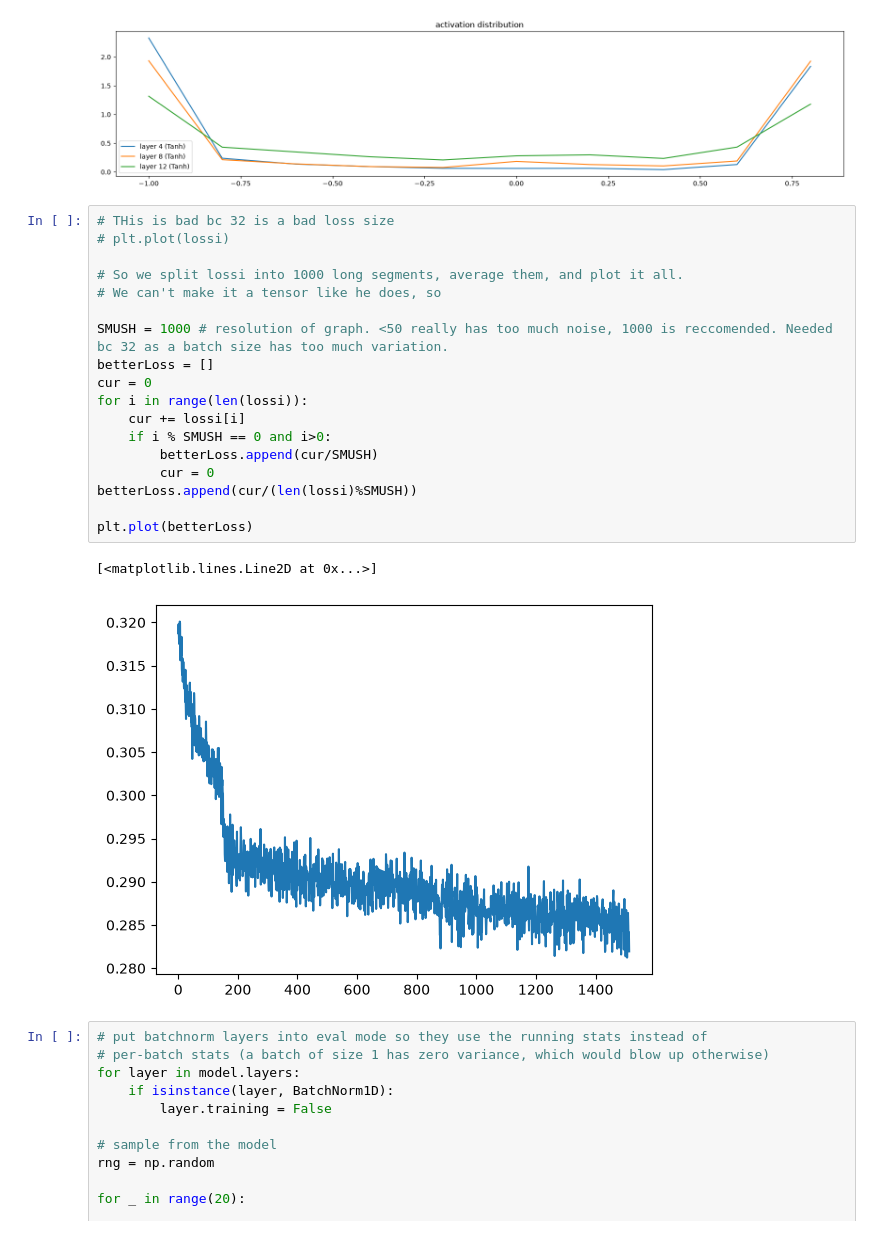
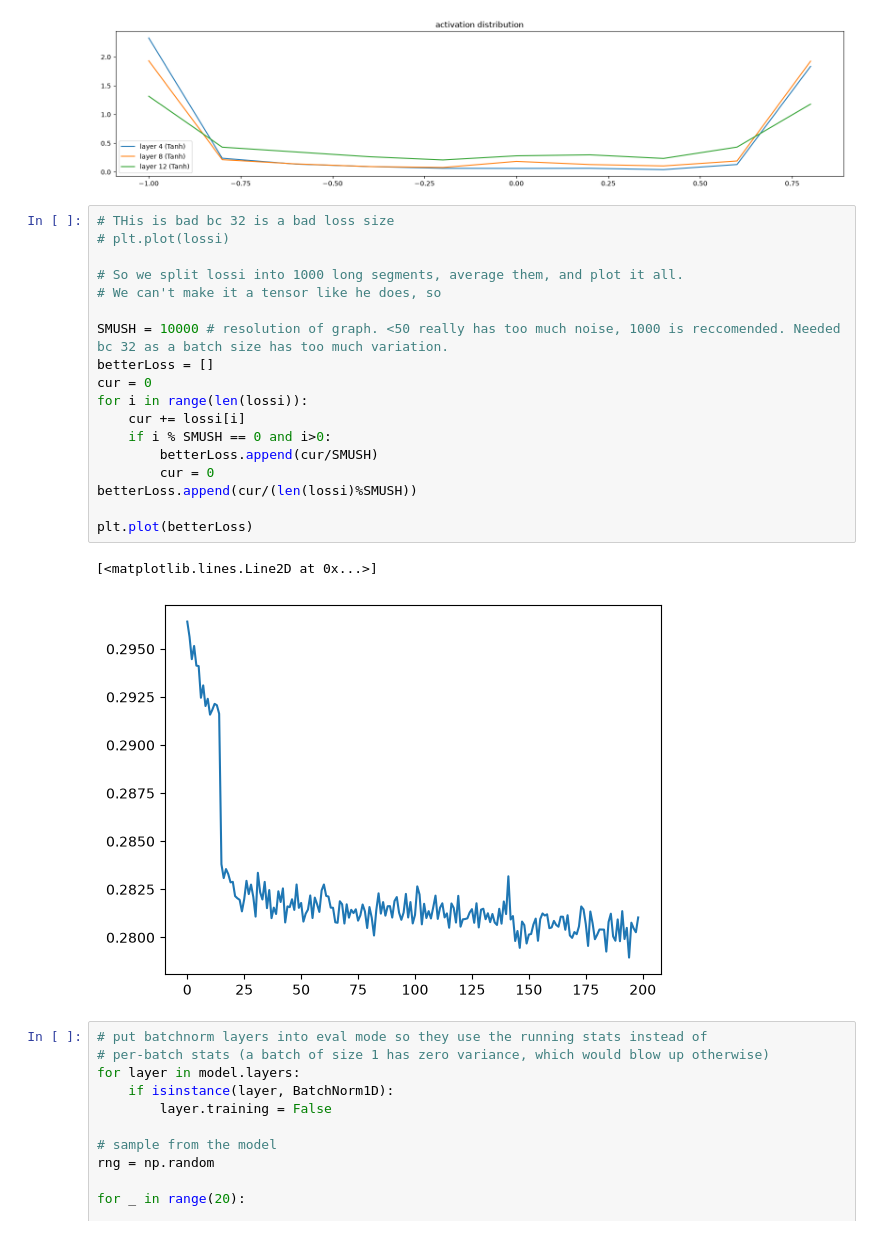
Before and after one commit to Luchik28/BadGPT, a Jupyter notebook: MakeMore5Wavenet.ipynb, the cells around one changed output. Saved outputs shown, nothing was run; the diff lists cells and outputs as text.

```diff
--- a/MakeMore5Wavenet.ipynb
+++ b/MakeMore5Wavenet.ipynb
@@ -460,24 +459,24 @@ Text(0.5, 1.0, 'activation distribution')
 # %%
 # THis is bad bc 32 is a bad loss size
 # plt.plot(lossi)
 
 # So we split lossi into 1000 long segments, average them, and plot it all.
 # We can't make it a tensor like he does, so
 
-SMUSH = 1000 # resolution of graph. <50 really has too much noise, 1000 is reccomended. Needed bc 32 as a batch size has too much variation.
+SMUSH = 10000 # resolution of graph. <50 really has too much noise, 1000 is reccomended. Needed bc 32 as a batch size has too much variation.
 betterLoss = []
 cur = 0
 for i in range(len(lossi)):
     cur += lossi[i]
     if i % SMUSH == 0 and i>0:
         betterLoss.append(cur/SMUSH)
         cur = 0
 betterLoss.append(cur/(len(lossi)%SMUSH))
 
 plt.plot(betterLoss)
 # %% [output]
 [<matplotlib.lines.Line2D at 0x...>]
-[figure, old version]
+[figure, new version]
 # %%
 # put batchnorm layers into eval mode so they use the running stats instead of
 # per-batch stats (a batch of size 1 has zero variance, which would blow up otherwise)
```
Also changed, not shown: parts of 1 cell of this notebook, 3 other files.
